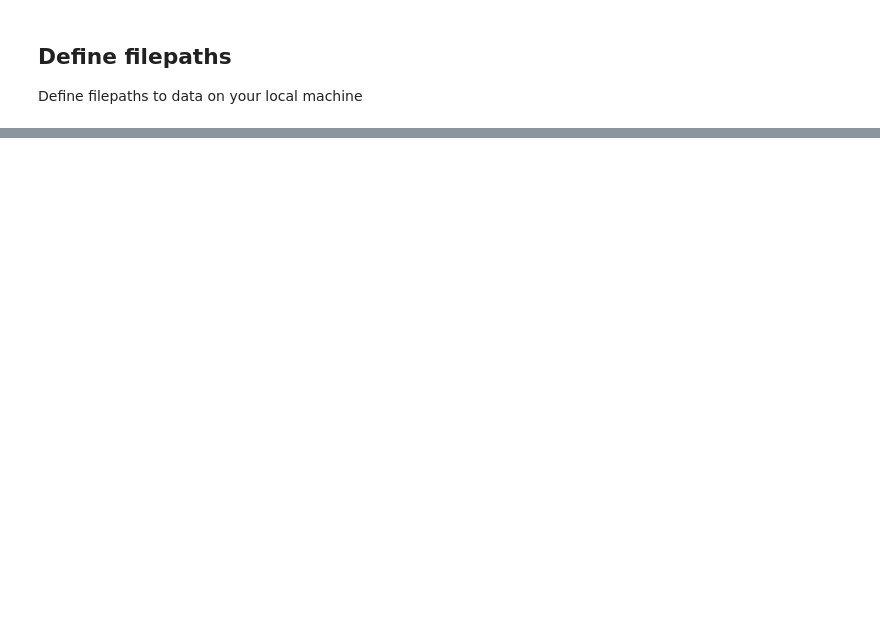
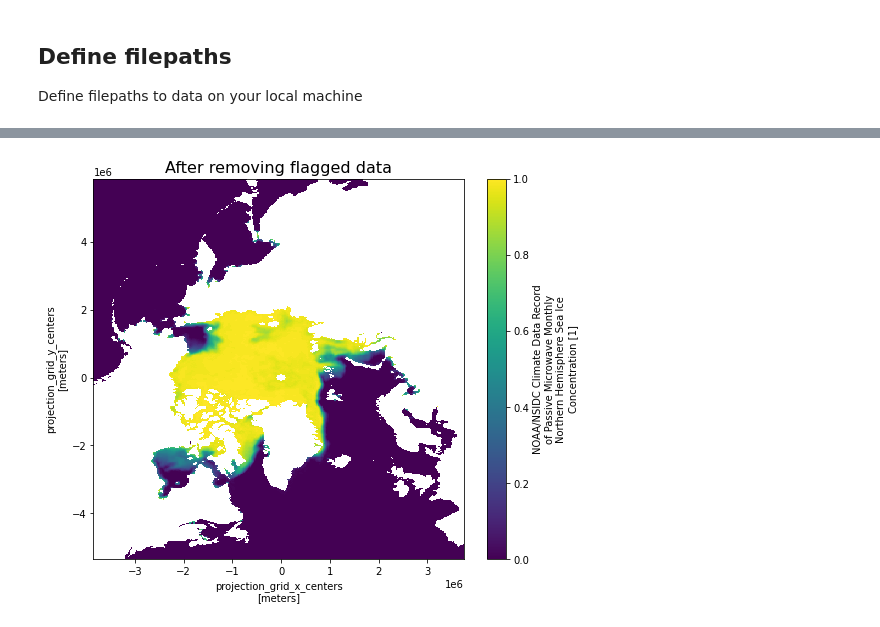
Before and after one commit to nicolejkeeney/icesat2-book, a Jupyter notebook: data_wrangling.ipynb, the cells around one changed output, grey strips where cells are left out. Cells and saved outputs as stored; diff of their text form; code cells hidden in the pictures; blank space fills up the shorter version.

```diff
--- a/data_wrangling.ipynb
+++ b/data_wrangling.ipynb
@@ -609,0 +118,9 @@ File "icesat2-book-data.nc" saved to directory "/Users/nicolekeeney/github_repos
+# %%
+# Remove data > 1
+cdr_ds['seaice_conc_monthly_cdr'] = cdr_ds['seaice_conc_monthly_cdr'].where(cdr_ds['seaice_conc_monthly_cdr'] <= 1)
+
+# Plot
+cdr_ds['seaice_conc_monthly_cdr'].isel(time = 0).plot(figsize = (8.3,7))
+plt.title("After removing flagged data", fontsize = 16);
+# %% [output]
+[figure, added]
```
Also changed, not shown: parts of 112 cells of this notebook, 12 other files.
